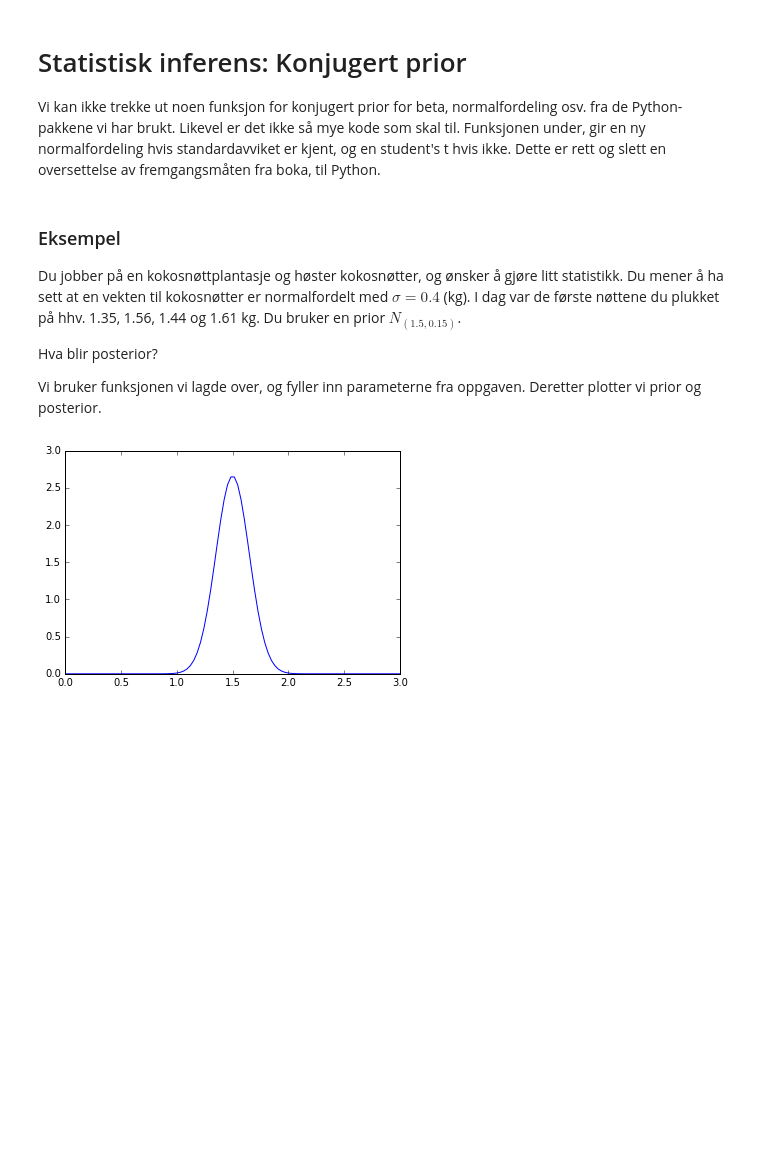
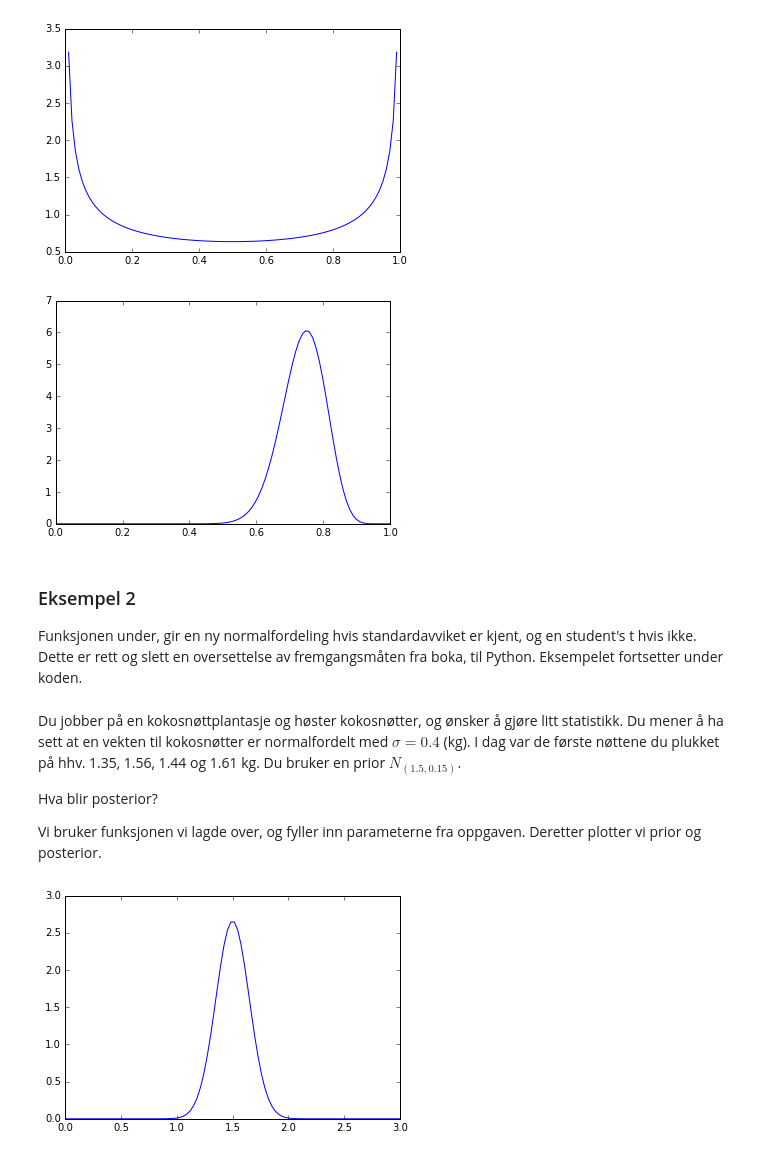
Before and after one commit to oal/ma155-pandas-manual, a Jupyter notebook: notebooks/Statistisk inferens med konjugert prior.ipynb, the cells around one changed output. Saved outputs shown, nothing was run; the diff lists cells and outputs as text; code cells hidden in the pictures; blank space fills up the shorter version.

Commit message:
Konjugert prior med to eksempler.

```diff
--- a/notebooks/Statistisk inferens med konjugert prior.ipynb
+++ b/notebooks/Statistisk inferens med konjugert prior.ipynb
@@ -1,7 +8,47 @@
+# %%
+from pandas import DataFrame
+import numpy as np
+import matplotlib.pyplot as plt
+%matplotlib inline
+
+from scipy.stats import beta
+
+# Indekser blir en liste med 100 verdier lineært fordelt fra 0 til 1.
+indekser = np.linspace(0, 1, 100)
+
+# Lage Jeffreys' prior.
+a, b = 0.5, 0.5
+jeffreys_prior = beta(a, b)
+
+# Bruker prioren over alle verdiene i "indekser"-variabelen, og får prior-verdier.
+prior = jeffreys_prior.pdf(indekser)
+
+# Oppdaterer a og b med observasjoner.
+a += 32 # Suksess-observasjoner (32 legges til i a)
+b += 11 # Feilet-observasjoner (11 legges til i b)
+
+# Ny fordeling med oppdatert a og b.
+posterior_fordeling = beta(a, b)
+
+# Samme som vi gjorde for prior, men nå med ny, oppdatert, fordeling.
+posterior = posterior_fordeling.pdf(indekser)
+
+# Plotter først Jeffreys' prior
+df = DataFrame(prior, indekser)
+df.plot.line(legend=None)
+plt.show()
+
+# Og oppdatert:
+df2 = DataFrame(posterior, indekser)
+df2.plot.line(legend=None)
+plt.show()
+# %% [output]
+[figure, added]
+[figure, added]
 # %% [markdown]
-# Statistisk inferens: Konjugert prior
+### Eksempel 2
 
-Vi kan ikke trekke ut noen funksjon for konjugert prior for beta, normalfordeling osv. fra de Python-pakkene vi har brukt. Likevel er det ikke så mye kode som skal til. Funksjonen under, gir en ny normalfordeling hvis standardavviket er kjent, og en student's t hvis ikke. Dette er rett og slett en oversettelse av fremgangsmåten fra boka, til Python.
+Funksjonen under, gir en ny normalfordeling hvis standardavviket er kjent, og en student's t hvis ikke. Dette er rett og slett en oversettelse av fremgangsmåten fra boka, til Python. Eksempelet fortsetter under koden.
 # %%
 from scipy.stats import norm
 
@@ -26,6 +73,4 @@ def norm_konjugert_posterior(mu0, sigma0, observasjoner, stdav=None):
 # %% [markdown]
-### Eksempel
-
 Du jobber på en kokosnøttplantasje og høster kokosnøtter, og ønsker å gjøre litt statistikk. Du mener å ha sett at en vekten til kokosnøtter er normalfordelt med $\sigma=0.4$ (kg). I dag var de første nøttene du plukket på hhv. 1.35, 1.56, 1.44 og 1.61 kg. Du bruker en prior $N_{(1.5, 0.15)}$.
 
 Hva blir posterior?
```
Also changed, not shown: parts of 4 cells of this notebook, 1 other file.
